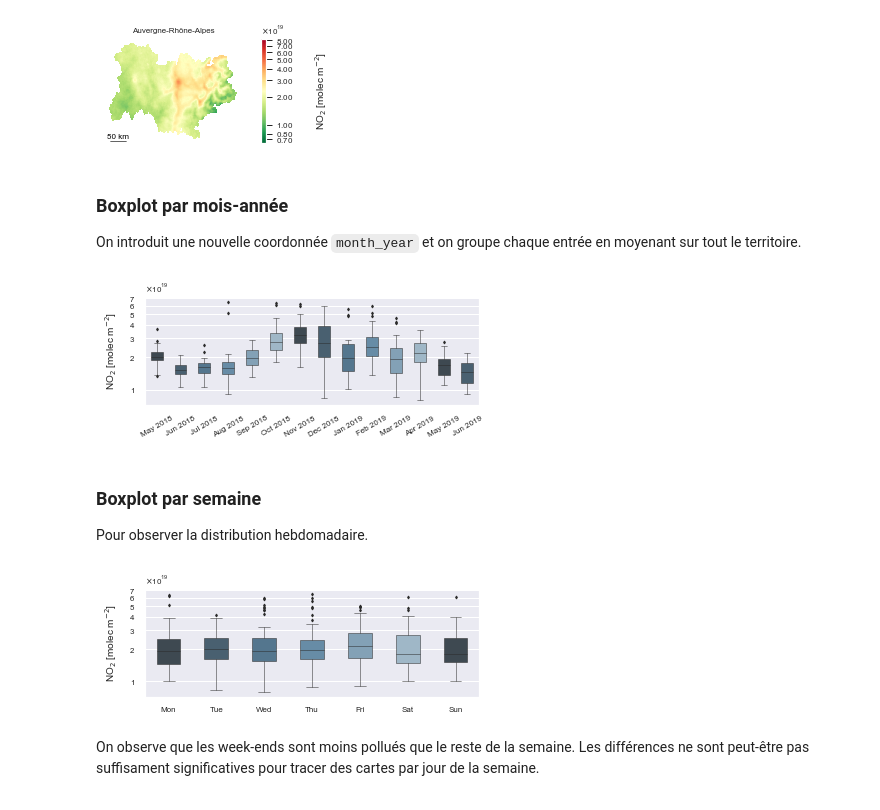
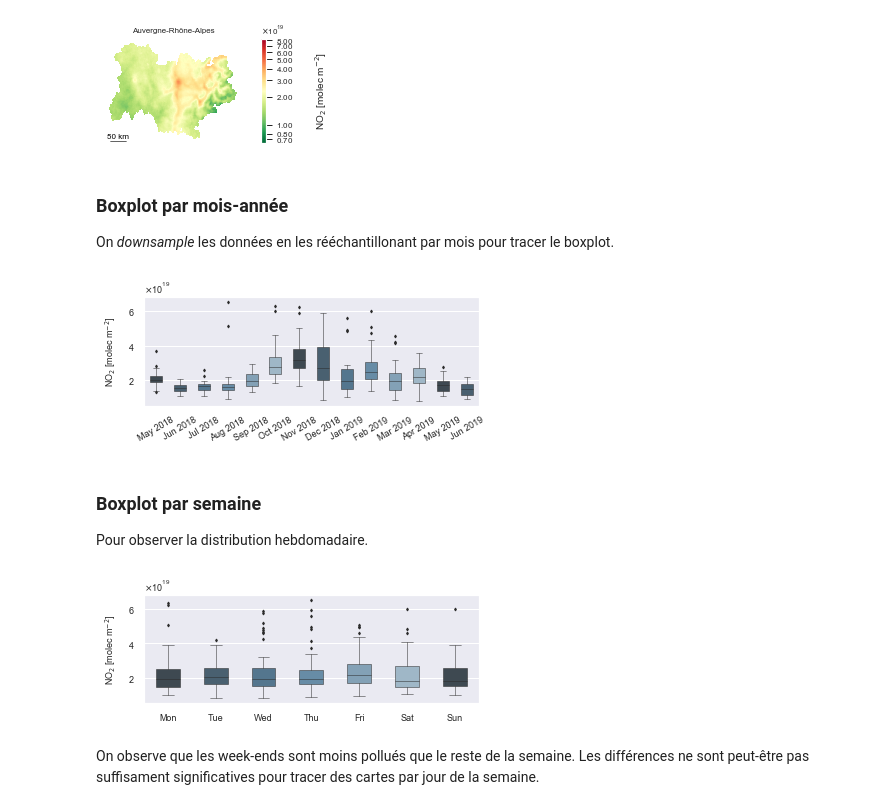
Before and after one commit to bilelomrani1/s5p-analysis, a Jupyter notebook: S5P-Plots.ipynb, the cells around one changed output. Saved outputs shown, nothing was run; the diff lists cells and outputs as text; code cells hidden in the pictures.

```diff
--- a/S5P-Plots.ipynb
+++ b/S5P-Plots.ipynb
@@ -89,6 +94,8 @@ LABEL = 'NO$_2$ [molec m$^{-2}$]'
 from os import makedirs
 folder_plots = 'plots'
 makedirs(folder_plots, exist_ok=True)
+
+FORMAT_EXPORT = 'tiff'
 # %% [markdown]
 Quelques paramètres pour uniformiser les plots.
 # %%
@@ -252,7 +259,3 @@ Processing Auvergne-Rhône-Alpes
 [figure]
 [figure]
 [figure]
-# %% [markdown]
-### Boxplot par mois-année
-
-On introduit une nouvelle coordonnée `month_year` et on groupe chaque entrée en moyenant sur tout le territoire.
@@ -261,0 +262,4 @@ boxes_months = [group[VARIABLE].values for _,group in DS_by_month]
+# %% [markdown]
+### Boxplot par mois-année
+
+On *downsample* les données en les rééchantillonant par mois pour tracer le boxplot.
@@ -262,23 +268,20 @@ boxes_months = [group[VARIABLE].values for _,group in DS_by_month]
 # %%
-MONTHS_LABEL = DS_by_month.mean(dim='month_year').month_year.dt.strftime('%b %Y').values
-
 fig = plt.figure(figsize=(6,2))
 ax = plt.axes()
-ax.yaxis.set_major_formatter(
-        matplotlib.ticker.ScalarFormatter(useMathText=True))
+
+ax.yaxis.set_major_formatter(mticker.ScalarFormatter(useMathText=True, useOffset=True))
+
 boxplot = sns.boxplot(data=boxes_months, palette=sns.color_palette("Blues_d"),
                       linewidth=0.5, fliersize=2, width=0.5, saturation=0.5)
-boxplot.set_xticklabels(MONTHS_LABEL, rotation=30)
+boxplot.set_xticklabels(DS.mean(dim='longitude').mean(dim='latitude').resample({'time': '1M'}).mean('time').time.dt.strftime('%b %Y').values, rotation=30)
 
 plt.ylabel(LABEL, labelpad=10)
 
-fig.get_axes()[0].set_yscale('log')
-ax.yaxis.set_major_locator(matplotlib.ticker.LogLocator(subs=(1, 0.001)))
-ax.yaxis.set_major_formatter(matplotlib.ticker.ScalarFormatter(useMathText=True, useOffset=True))
-
-plt.savefig("{folder_plots}/box_plot_NO2.tiff".format(folder_plots=folder_plots), bbox_inches='tight', dpi=300)
+plt.savefig("{folder_plots}/box_plot_NO2.{format}".format(folder_plots=folder_plots,
+                                                        format=FORMAT_EXPORT),
+            bbox_inches='tight', dpi=300)
 # %% [output]
-[figure, old version]
+[figure, new version]
 # %% [markdown]
 ### Boxplot par semaine
 
@@ -290,22 +289,23 @@ boxes_weekday = [group[VARIABLE].values for _,group in DS_by_weekday]
+# %%
+# Monday=0, Sunday=6
+boxes_weekday = [group[VARIABLE].values for _,group in DS.mean(dim='longitude').mean(dim='latitude').groupby('time.weekday')]
 # %%
 WEEKDAYS_LABEL = ['Mon', 'Tue', 'Wed', 'Thu', 'Fri', 'Sat', 'Sun']
 
 fig = plt.figure(figsize=(6,2))
 ax = plt.axes()
-ax.yaxis.set_major_formatter(
-        matplotlib.ticker.ScalarFormatter(useMathText=True))
+ax.yaxis.set_major_formatter(matplotlib.ticker.ScalarFormatter(useMathText=True, useOffset=True))
+
 boxplot = sns.boxplot(data=boxes_weekday, palette=sns.color_palette("Blues_d"),
                       linewidth=0.5, fliersize=2, width=0.5, saturation=0.5)
 boxplot.set_xticklabels(WEEKDAYS_LABEL)
 plt.ylabel(LABEL, labelpad=10)
 
-fig.get_axes()[0].set_yscale('log')
-ax.yaxis.set_major_locator(matplotlib.ticker.LogLocator(subs=(1, 0.001)))
-ax.yaxis.set_major_formatter(matplotlib.ticker.ScalarFormatter(useMathText=True, useOffset=True))
-
-plt.savefig("{folder_plots}/box_plot_weekdays_NO2.tiff".format(folder_plots=folder_plots), bbox_inches='tight', dpi=300)
+plt.savefig("{folder_plots}/box_plot_weekdays_NO2.{format}".format(folder_plots=folder_plots,
+                                                                 format=FORMAT_EXPORT),
+            bbox_inches='tight', dpi=300)
 # %% [output]
-[figure, old version]
+[figure, new version]
 # %% [markdown]
 On observe que les week-ends sont moins pollués que le reste de la semaine. Les différences ne sont peut-être pas suffisament significatives pour tracer des cartes par jour de la semaine.
 # %% [markdown]
```
Also changed, not shown: parts of 15 cells of this notebook, 19 other files.
